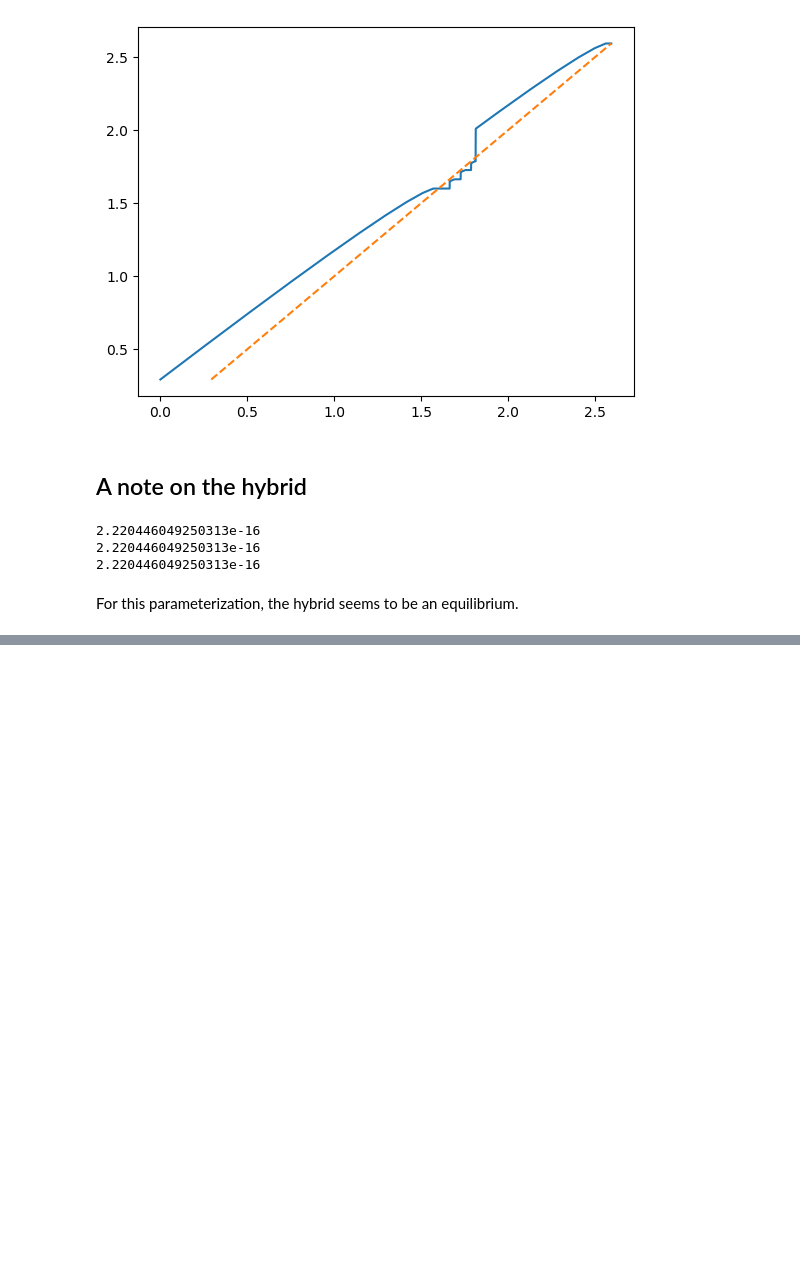
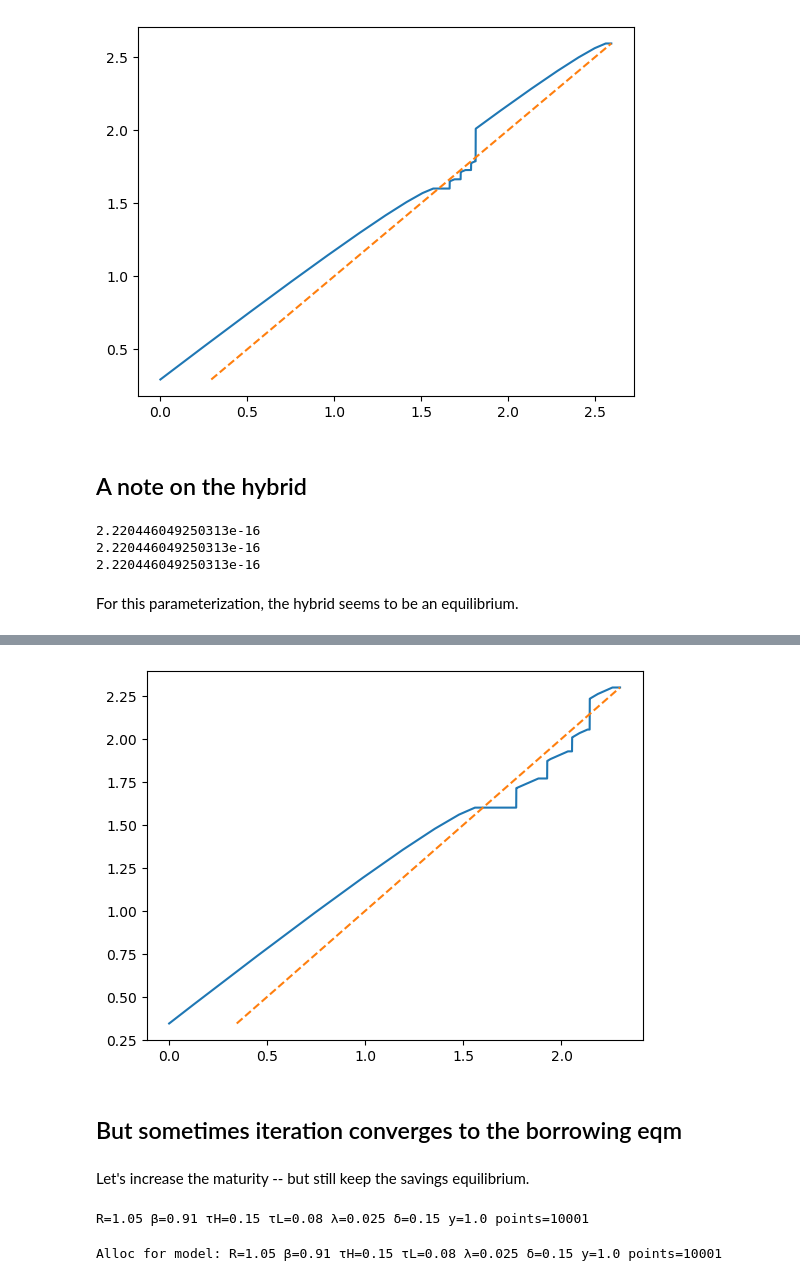
Before and after one commit to manuelamador/dilution_with_two_shocks, a Jupyter notebook: simulating_two_states.ipynb, the cells around one changed output, grey strips where cells are left out. Drawn from its saved outputs; the diff is of its cells as text; code cells hidden in the pictures; blank space fills up the shorter version.

```diff
--- a/simulating_two_states.ipynb
+++ b/simulating_two_states.ipynb
@@ -129,0 +188,2 @@ For this parameterization, the hybrid seems to be an equilibrium.
+# %%
+iter_out = iterate_backwards(m)
@@ -129,0 +209,16 @@ For this parameterization, the hybrid seems to be an equilibrium.
+# %%
+plot_pol(iter_out);
+# %% [output]
+[figure, added]
+# %% [markdown]
+## But sometimes iteration converges to the borrowing eqm
+# %% [markdown]
+Let's increase the maturity -- but still keep the savings equilibrium.
+# %%
+m = TwoStatesModel(δ = 0.15)
+# %% [output]
+R=1.05 β=0.91 τH=0.15 τL=0.08 λ=0.025 δ=0.15 y=1.0 points=10001
+# %%
+sav = create_sav_eqm(m)
+# %% [output]
+Alloc for model: R=1.05 β=0.91 τH=0.15 τL=0.08 λ=0.025 δ=0.15 y=1.0 points=10001
```
Also changed, not shown: parts of 19 cells of this notebook.
